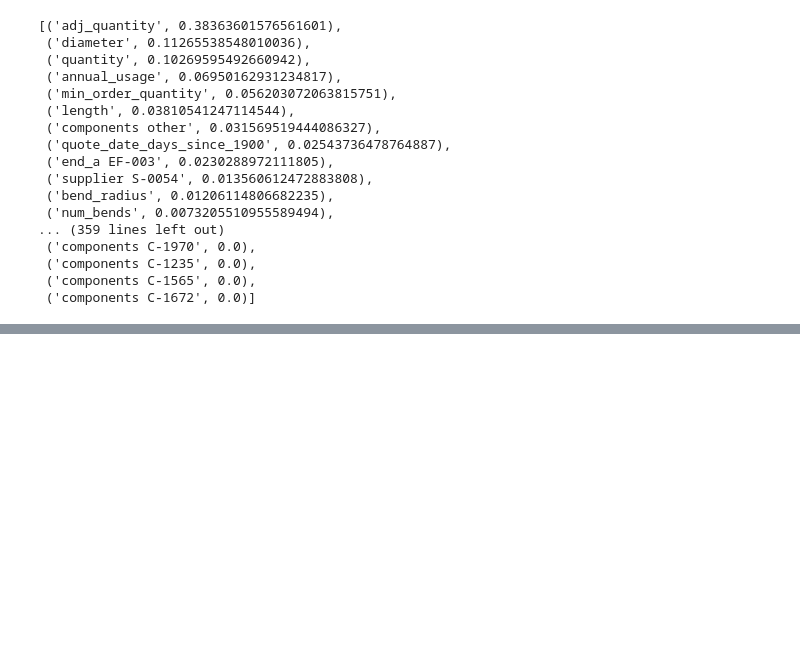
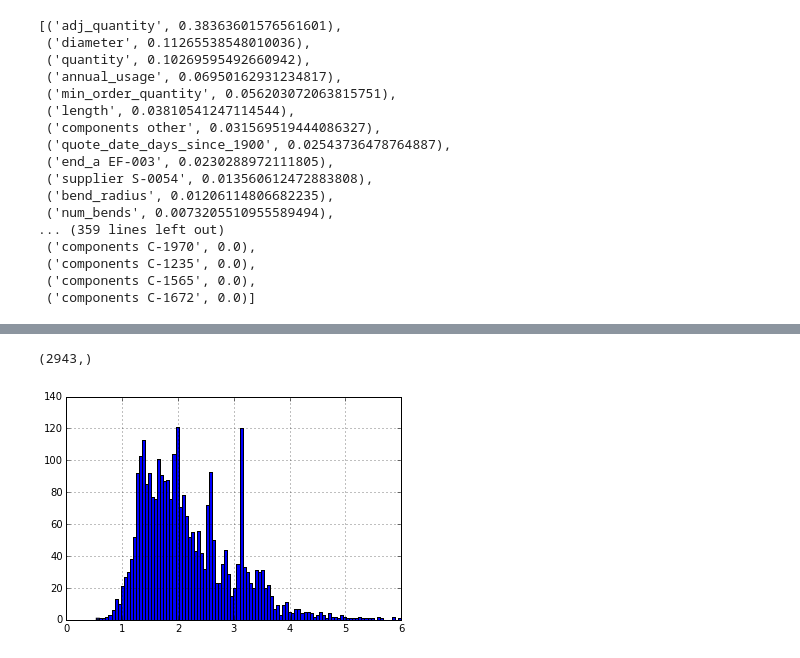
Before and after one commit to cberzan/kaggle-caterpillar, a Jupyter notebook: caterpillar-tube-pricing/random_forests.ipynb, the cells around one changed output, grey strips where cells are left out. Cells and saved outputs as stored; diff of their text form; code cells hidden in the pictures; blank space fills up the shorter version.

```diff
--- a/caterpillar-tube-pricing/random_forests.ipynb
+++ b/caterpillar-tube-pricing/random_forests.ipynb
@@ -144,0 +158,6 @@ dump_decision_tree("tree0.pdf", X_train_feats, reg.estimators_[0], max_depth=5)
+# %%
+y_test.hist(bins=100)
+y_test.shape
+# %% [output]
+(2943,)
+[figure, added]
```
Also changed, not shown: parts of 8 cells of this notebook, 2 other files.
